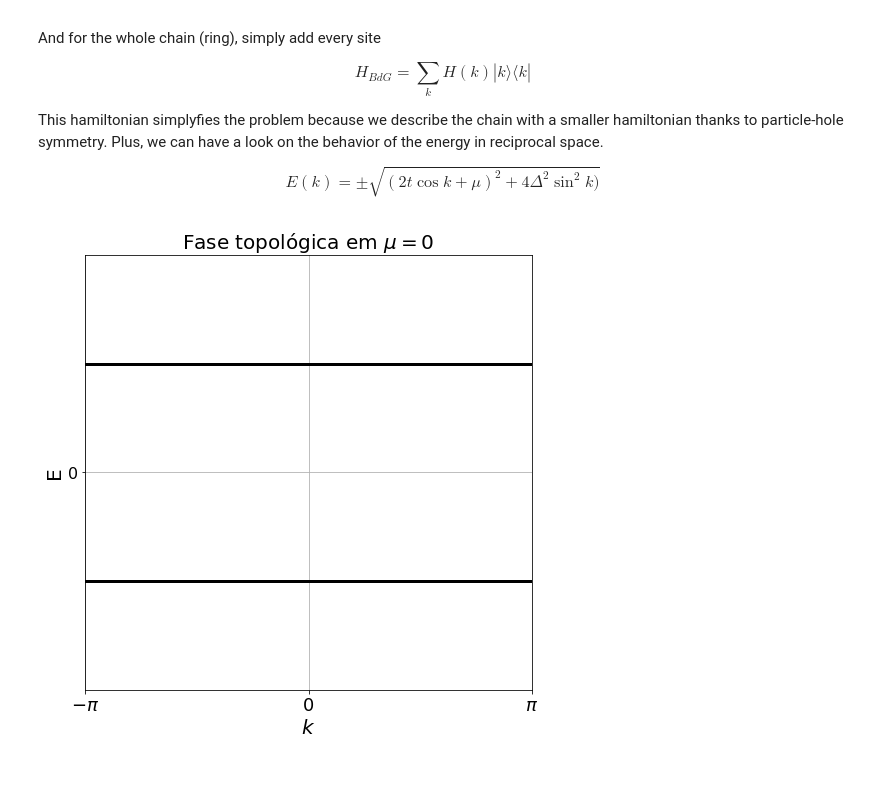
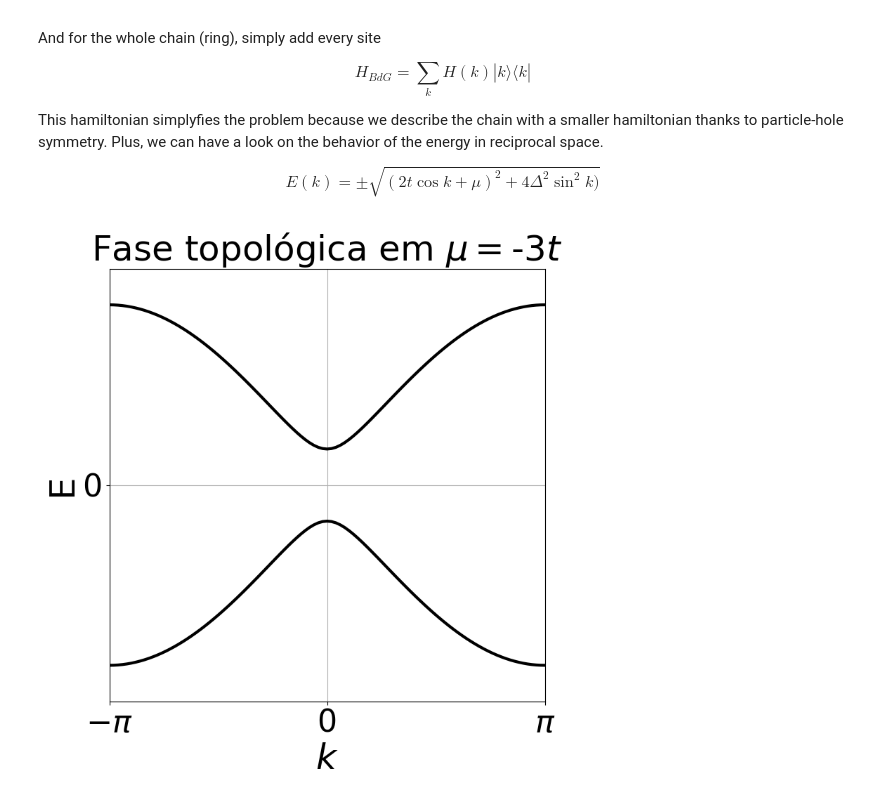
Before and after one commit to GuiJanone/majorana, a Jupyter notebook: KitaevToyModel_TCC.ipynb, the cells around one changed output. Drawn from its saved outputs; the diff is of its cells as text; code cells hidden in the pictures; blank space fills up the shorter version.

```diff
--- a/KitaevToyModel_TCC.ipynb
+++ b/KitaevToyModel_TCC.ipynb
@@ -222,7 +214,7 @@ t = 1.0
 Delta = 1.0
 sites = 30
 var_mu = np.linspace(1e-10, 4*t, 101)
-
+#=================================================#
 
 # Creat matrix to store energies
 Energies = np.zeros([len(var_mu), sites*2])
@@ -236,7 +228,7 @@ for i in range(len(var_mu)):
 
 ################## GRAPH ###################
 plt.style.use('default')
-fig7, ax = plt.subplots(figsize = (14, 10))
+fig7, ax = plt.subplots(figsize = (20, 10))
 for i in range(majoranas):
   # ax.plot(var_mu, Energies[:, i], color = 'black', linewidth = '0.7')
 
@@ -248,16 +240,16 @@ for i in range(majoranas):
 ax.grid(True, c = 'lightgray')
 
 ax.set_yticks([-t,0,t])
-ax.set_yticklabels(['-t',0, 't'], fontsize = 18)
+ax.set_yticklabels(['-t',0, 't'], fontsize = 32)
 
 ax.set_xlim(0, 4*t)
 ax.set_xticks([0, t, 2*t, 4*t])
-ax.set_xticklabels(['0', 't', '2t', '4t'], fontsize = 18)
+ax.set_xticklabels(['0', 't', '2t', '4t'], fontsize = 32)
 
 
-ax.set_title('Dispersão da energia da cadeia de Kitaev', fontsize = 22)
-ax.set_ylabel('E/t', fontsize = 20, labelpad = 10)
-ax.set_xlabel('$\mu/t$', fontsize = 20, labelpad = 10)
+ax.set_title('Dispersão da energia da cadeia de Kitaev', fontsize = 36)
+ax.set_ylabel('E/t', fontsize = 32, labelpad = 15)
+ax.set_xlabel('$\mu/t$', fontsize = 32, labelpad = 15)
 
 
 ################# textbox #######################
@@ -351,47 +309,46 @@ This hamiltonian simplyfies the problem because we describe the chain with a sma
 import numpy as np
 import matplotlib.pyplot as plt
 
-t = 1.0     # hopping
-delta = 1.0 # superconductor coupling
-mu = 0.0    # onsite energy (chemical potential)
+# Parameters
+t = 1.0       # hopping
+delta = 1.0   # superconductor coupling
+mu = -3*t     # onsite energy (chemical potential)
 k = np.linspace(-np.pi, np.pi, 101)
 
 E = np.empty([len(k)])
 for i in range(len(k)):
   E[i] = np.sqrt((2 * t * np.cos(k[i]) + mu)**2 + (4*delta**2 * np.sin(k[i])**2))
-
-
 Esym = -E
 
 ############### GRAPHING ###############
 fig, ax = plt.subplots(figsize=(8,8))
 ax.plot(k, E, c = 'black', lw = 3)
 ax.plot(k, Esym, c = 'black', lw = 3)
 
 ax.set_xlim(-np.pi, np.pi)
 
 
-ax.set_title("Fase topológica em $\mu = %0.1f $" %t, size = 20)
-ax.set_ylabel("E", size = 20)
-ax.set_xlabel("$k$", size = 20)
+ax.set_title("Fase topológica em $\mu = $-3$t$", size = 36)
+ax.set_ylabel("E", size = 36)
+ax.set_xlabel("$k$", size = 36)
 ax.set_xticks([-np.pi, 0, np.pi])
-ax.set_xticklabels(["$-\pi$", "0", "$\pi$"], size = 18)
+ax.set_xticklabels(["$-\pi$", "0", "$\pi$"], size = 32)
 
-ax.set_ylim(-4*t,4*t)
+ax.set_ylim(-6*t,6*t)
 ax.set_yticks([0])
-ax.set_yticklabels([0], size = 16)
+ax.set_yticklabels([0], size = 32)
 ax.grid('y')
 
 # textbox ######################################
 # props = dict(boxstyle='square', facecolor='white', alpha=0.8)
 # textstr = r'$\mu = 0.0$'
 
 # ax.text(0.15, 0.95,
 #         textstr,
 #         transform=ax.transAxes,
 #         fontsize=18,
 #         verticalalignment='top',
 #         bbox=props)
 ##########################
 # %% [output]
-[figure, old version]
+[figure, new version]
```
Also changed, not shown: parts of 7 cells of this notebook.
